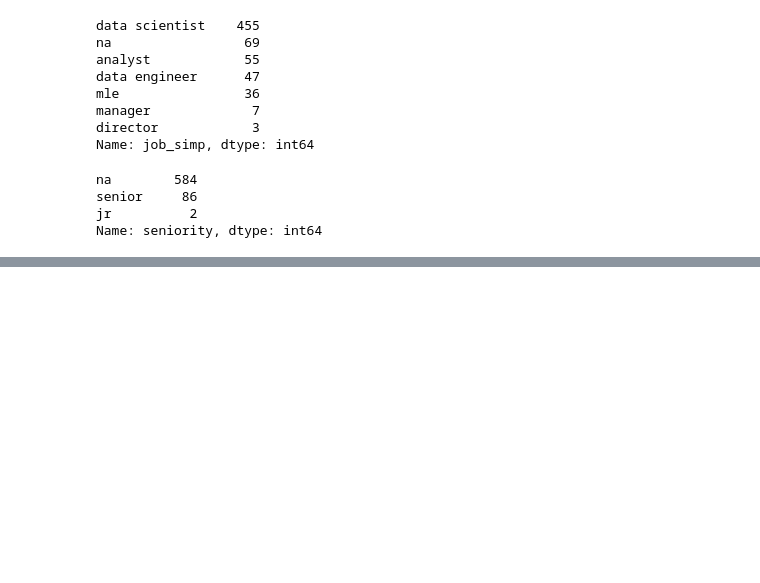
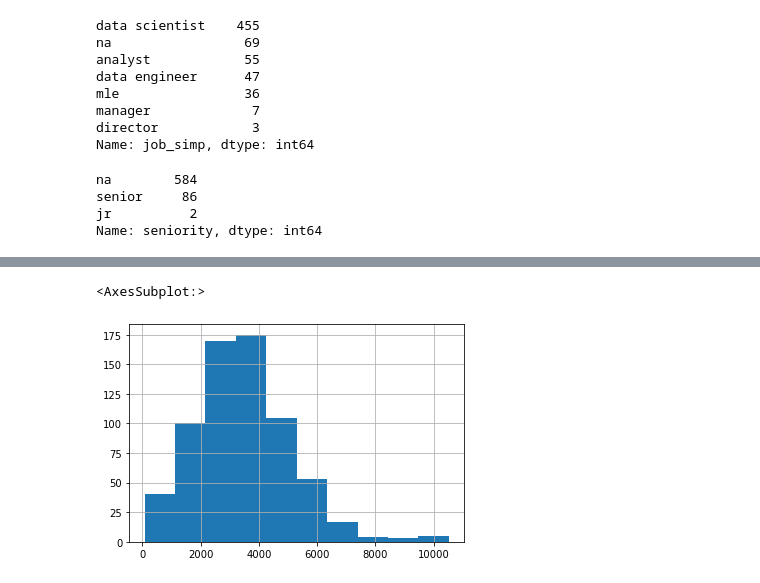
Before and after one commit to adityapoojary/ds_salary_proj, a Jupyter notebook: salary.ipynb, the cells around one changed output, grey strips where cells are left out. Drawn from its saved outputs; the diff is of its cells as text; code cells hidden in the pictures; blank space fills up the shorter version.

```diff
--- a/salary.ipynb
+++ b/salary.ipynb
@@ -93,0 +186,5 @@ Name: job_state, dtype: int64
+# %%
+df.desc_len.hist()
+# %% [output]
+<AxesSubplot:>
+[figure, added]
```
Also changed, not shown: parts of 34 cells of this notebook.
